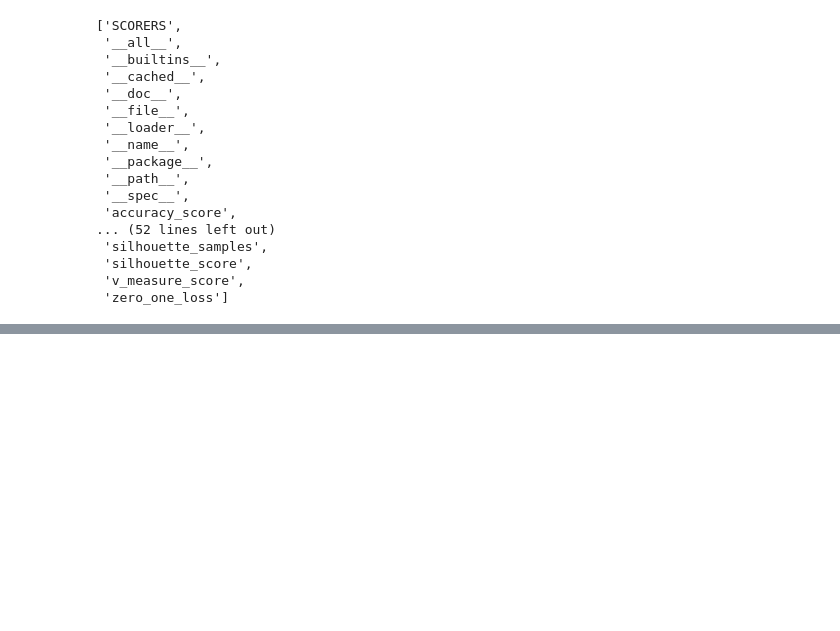
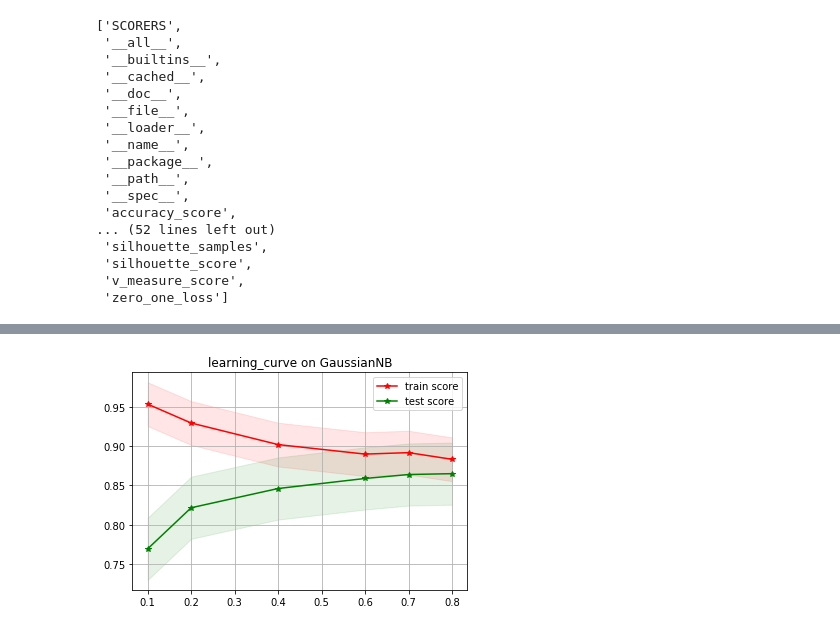
Before and after one commit to lu-liang/AI_Python, a Jupyter notebook: AI_Evaluation/Evaluation Metrics and Scoring.ipynb, the cells around one changed output, grey strips where cells are left out. Saved outputs shown, nothing was run; the diff lists cells and outputs as text; code cells hidden in the pictures; blank space fills up the shorter version.

```diff
--- a/AI_Evaluation/Evaluation Metrics and Scoring.ipynb
+++ b/AI_Evaluation/Evaluation Metrics and Scoring.ipynb
@@ -571,0 +682,89 @@ dir(sklearn.metrics)
+# %%
+from sklearn.model_selection import learning_curve #加载学习曲线
+from sklearn.model_selection import validation_curve #加载验证曲线
+from sklearn.model_selection import ShuffleSplit #加载数据处理
+
+from sklearn import datasets  #加载数据包
+from sklearn.naive_bayes import GaussianNB#加载高斯贝叶斯
+from sklearn.svm import LinearSVC #加载支持向量机
+
+import numpy as np
+import matplotlib.pyplot as plt
+
+import warnings # ignore warning
+warnings.filterwarnings('ignore')
+
+# load dataset
+data=datasets.load_digits()
+x=data.data
+y=data.target
+
+# split dataset
+cv=ShuffleSplit(test_size=0.25,random_state=0,n_splits=4) #处理数据，测试数据比例为0.25，4——折交叉
+estimator=GaussianNB()
+estimator.get_params().keys()  #可以获得学习算法参数
+
+train_sizes=[0.1,0.2,0.4,0.6,0.7,0.8]
+train_size,train_scores,test_scores=learning_curve(estimator,x,y,cv=cv,train_sizes=[0.1,0.2,0.4,0.6,0.7,0.8]) #获得学习曲线，针对不同的数据集
+
+new_train_scores=train_scores.mean(1)
+train_std=train_scores.std()
+test_std=test_scores.std()
+new_test_scores=test_scores.mean(1)
+
+print('learning_curve:---------------train_size--------------')
+print(train_sizes)
+print('learning_curve:---------------train_scores--------------')
+print(train_scores)
+print('learning_curve:---------------test_scores--------------')
+print(test_scores)
+
+
+'''
+画出不同比例数据集的学习曲线
+'''
+plt.grid()
+plt.fill_between(train_sizes,new_train_scores-train_std,
+                 new_train_scores+train_std,color='r',alpha=0.1)
+plt.fill_between(train_sizes,new_test_scores-test_std,
+                 new_test_scores+test_std,color='g',alpha=0.1)
+
+plt.plot(train_sizes,new_train_scores,'*-',c='r',label='train score')
+plt.plot(train_sizes,new_test_scores,'*-',c='g',label='test score')
+plt.legend(loc='best')
+plt.title("learning_curve on GaussianNB")
+plt.show()
+
+
+'''使用支持向量机，来做验证曲线'''
+estimator2=LinearSVC()
+estimator2.get_params().keys()#查看有哪些系数
+train_score2,validation_score2=validation_curve(estimator2,x,y,param_name='C',cv=cv
+                ,param_range=np.linspace(0.1,1,20)) #改变变量C，来看得分
+
+x_axis=np.linspace(0.1,1,20)
+train_score2_mean=train_score2.mean(1)
+train_score2_std=train_score2.std(1)
+validation_score2_mean=validation_score2.mean(1)
+validation_score2_std=validation_score2.std(1)
+
+
+print('validation_curve:---------------param_range--------------')
+print(np.linspace(0.1,1,20))
+print('validation_curve:---------------train_scores--------------')
+print(train_score2)
+print('validation_curve:---------------test_scores--------------')
+print(validation_score2)
+
+plt.grid()
+plt.fill_between(x_axis,train_score2_mean-train_score2_std,
+                 train_score2_mean+train_score2_std,color='r',alpha=0.1)
+plt.fill_between(x_axis,validation_score2_mean-validation_score2_std,
+                 validation_score2_mean+validation_score2_std,color='g',alpha=0.1)
+
+plt.plot(x_axis,train_score2_mean,'o-',c='r',label='train score')
+plt.plot(x_axis,validation_score2_mean,'o-',c='g',label='validation score')
+plt.legend(loc='best')
+plt.title("validation_curve on LinearSVC")
+plt.show()
+# %% [output]
@@ -571,0 +787 @@ dir(sklearn.metrics)
+[figure, added]
```
Also changed, not shown: parts of 9 cells of this notebook.
